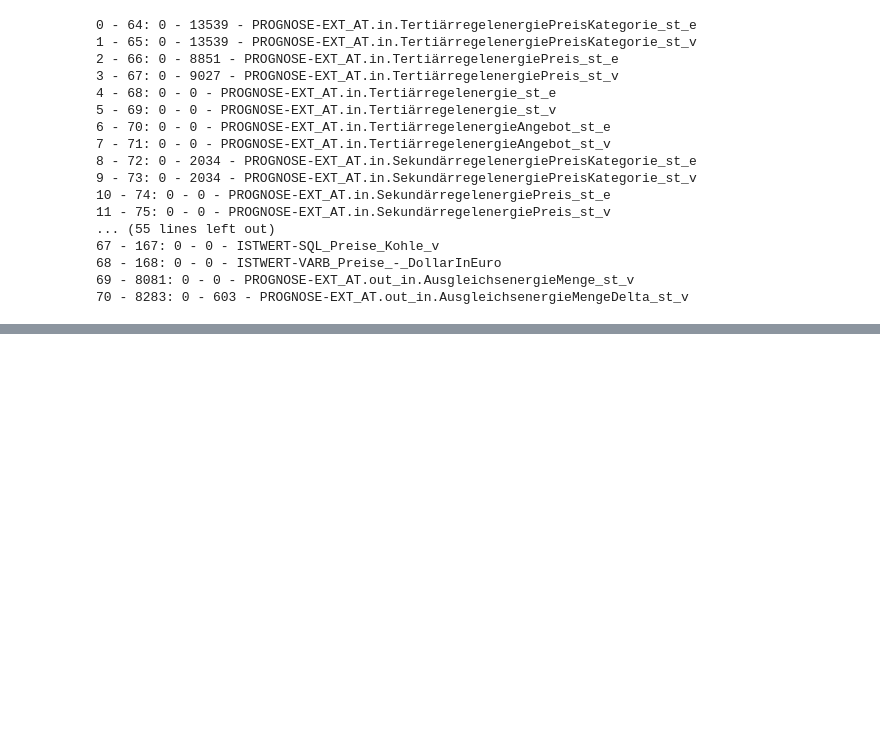
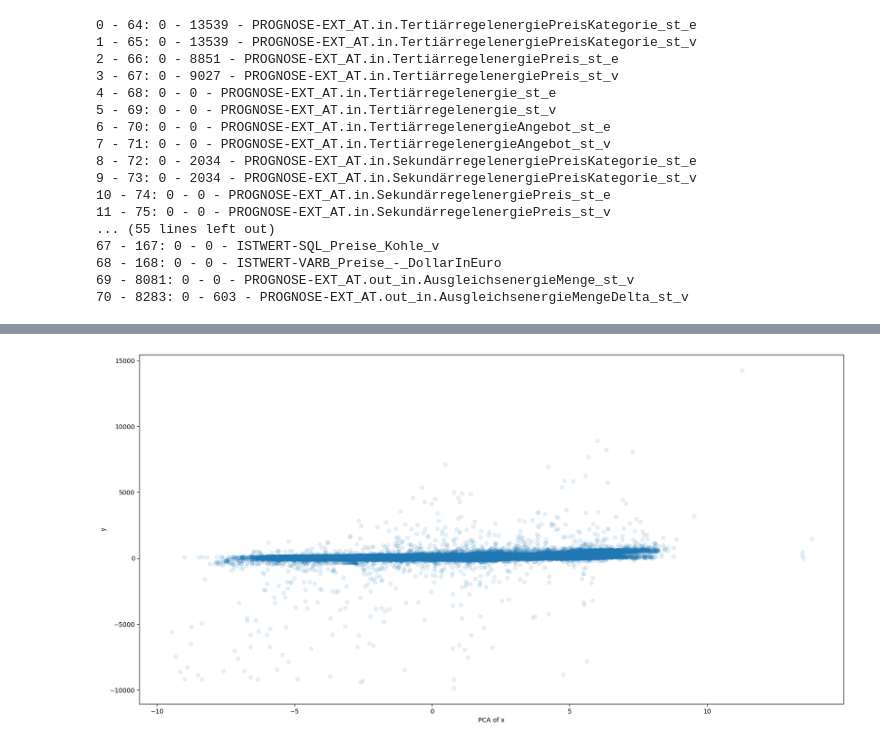
Before and after one commit to alexanderkrauck/uncertainty_prediction, a Jupyter notebook: notebooks/01_data_explore.ipynb, the cells around one changed output, grey strips where cells are left out. Cells and saved outputs as stored; diff of their text form; code cells hidden in the pictures; blank space fills up the shorter version.

```diff
--- a/notebooks/01_data_explore.ipynb
+++ b/notebooks/01_data_explore.ipynb
@@ -380,0 +404,8 @@ for idx, col in enumerate(voest_ds_2_features_numpy.T):
+# %%
+plt.figure(figsize=(20, 10))
+plt.scatter(transformed, module.y_total, alpha=0.1)
+plt.ylabel('y')
+plt.xlabel('PCA of x')
+plt.show()
+# %% [output]
+[figure, added]
```
Also changed, not shown: parts of 9 cells of this notebook.
